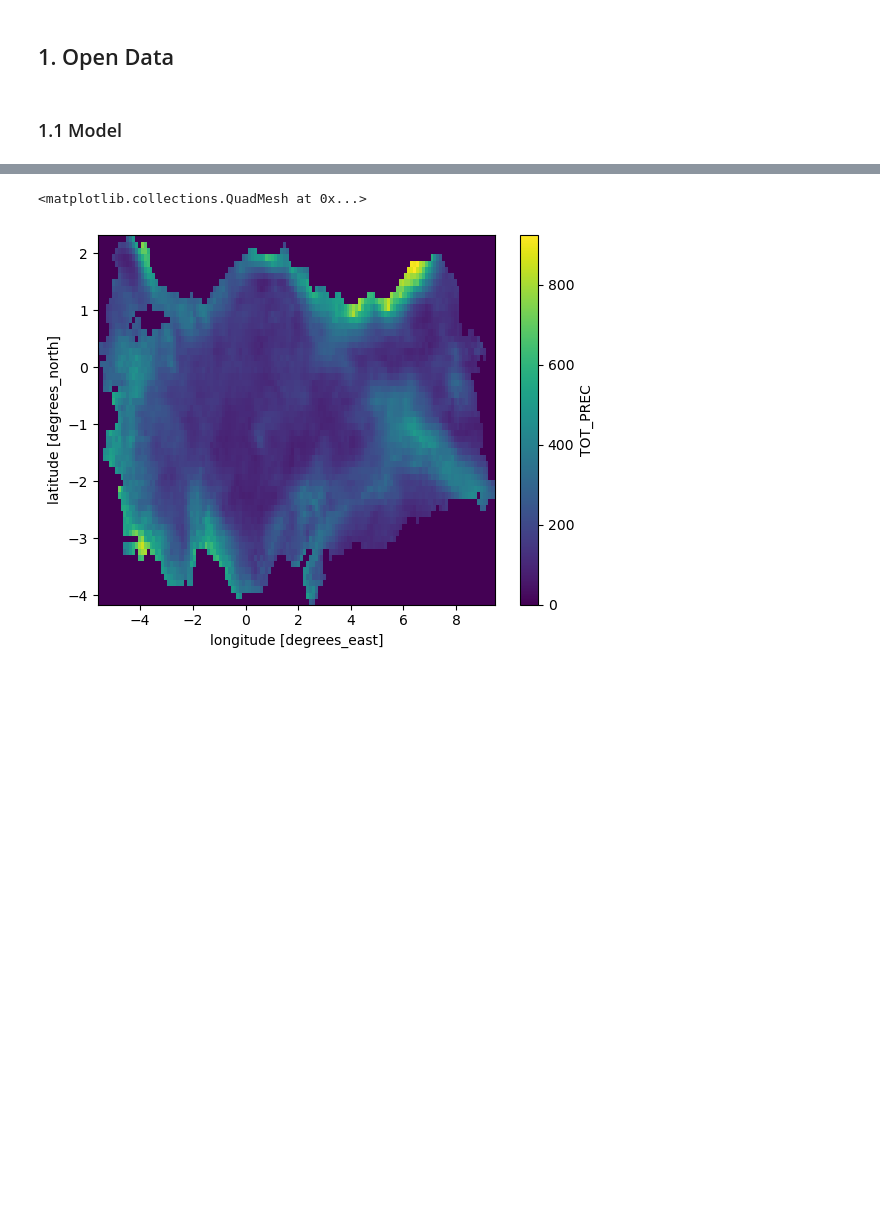
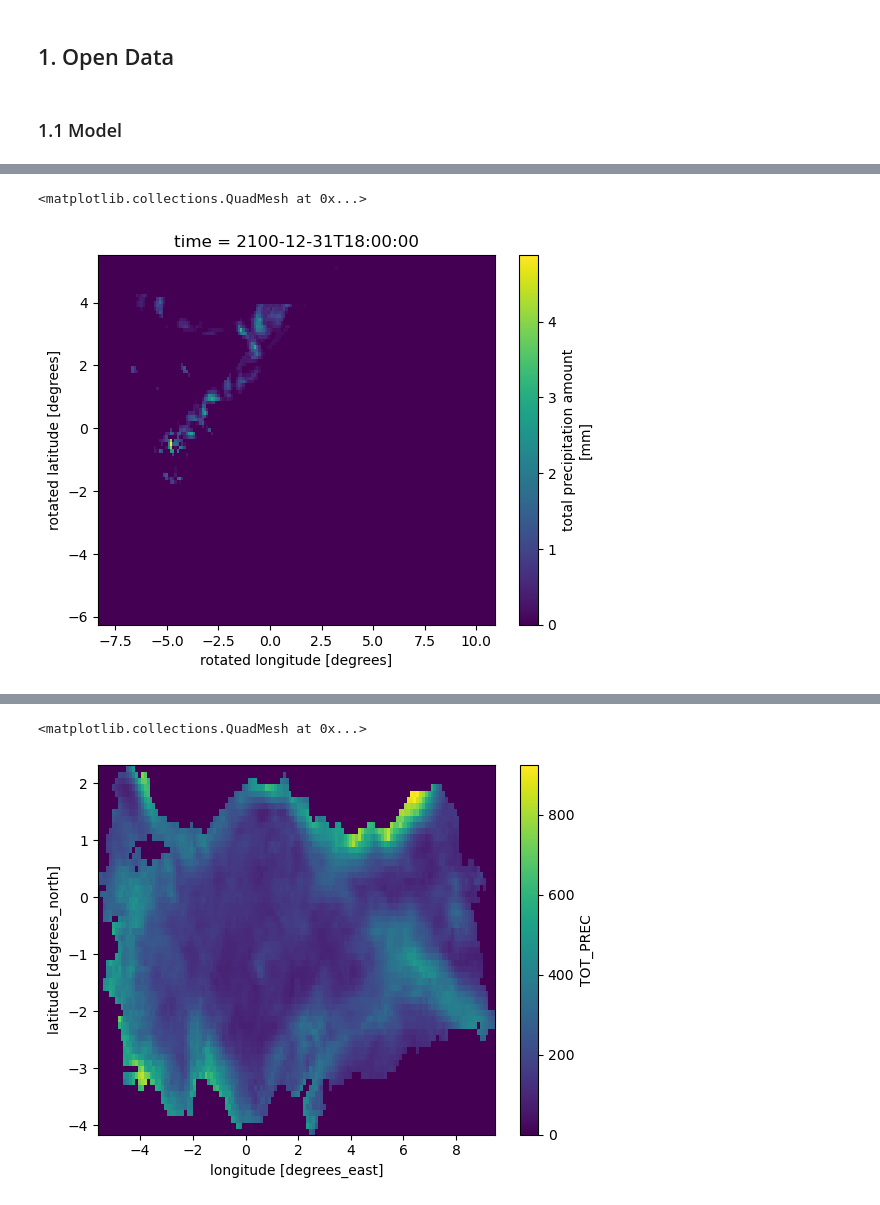
Before and after one commit to donmezkutay/msc-thesis-codes, a Jupyter notebook: bias_correction4_clip_data_to_turkey.ipynb, the cells around one changed output, grey strips where cells are left out. Saved outputs shown, nothing was run; the diff lists cells and outputs as text; code cells hidden in the pictures; blank space fills up the shorter version.

```diff
--- a/bias_correction4_clip_data_to_turkey.ipynb
+++ b/bias_correction4_clip_data_to_turkey.ipynb
@@ -103,0 +162,5 @@ data open
+# %%
+dt_model['scen'].transpose('time', 'rlat', 'rlon').isel(time=-1).plot()
+# %% [output]
+<matplotlib.collections.QuadMesh at 0x...>
+[figure, added]
```
Also changed, not shown: parts of 23 cells of this notebook, 4 other files.
